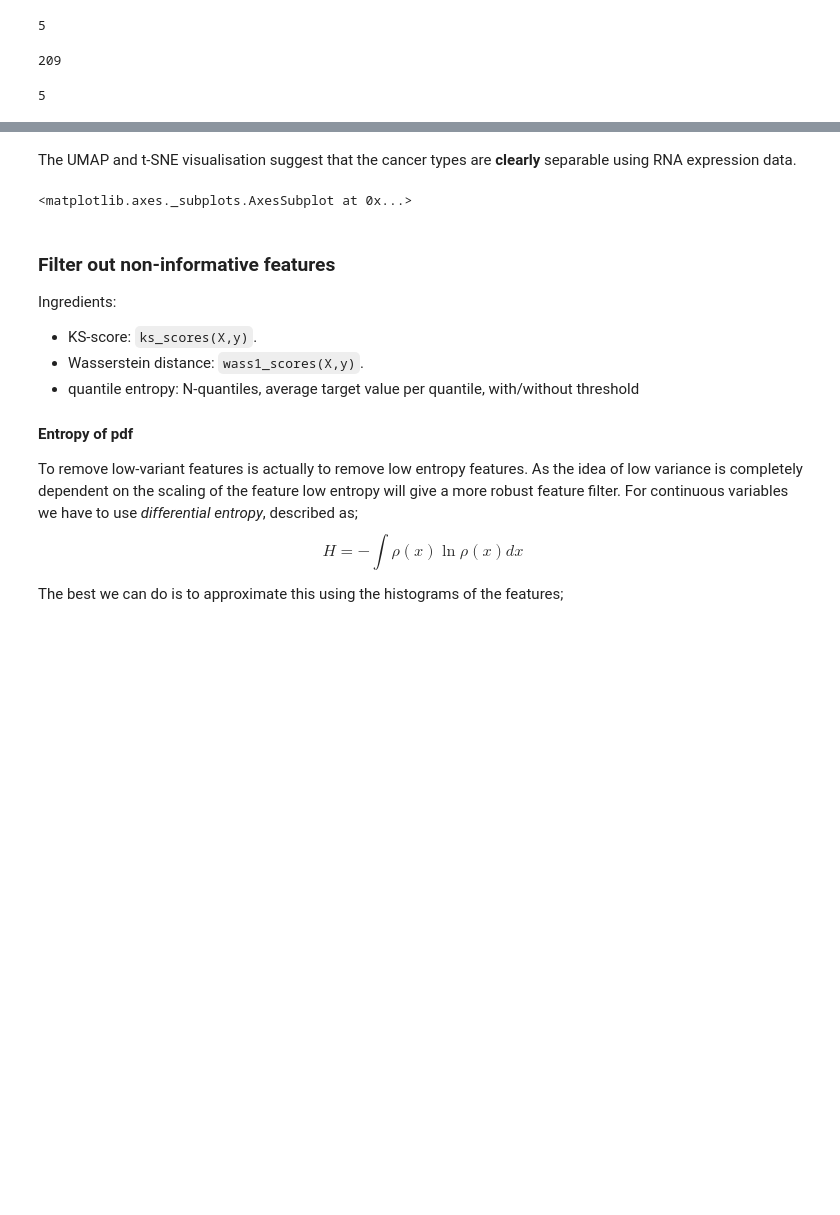
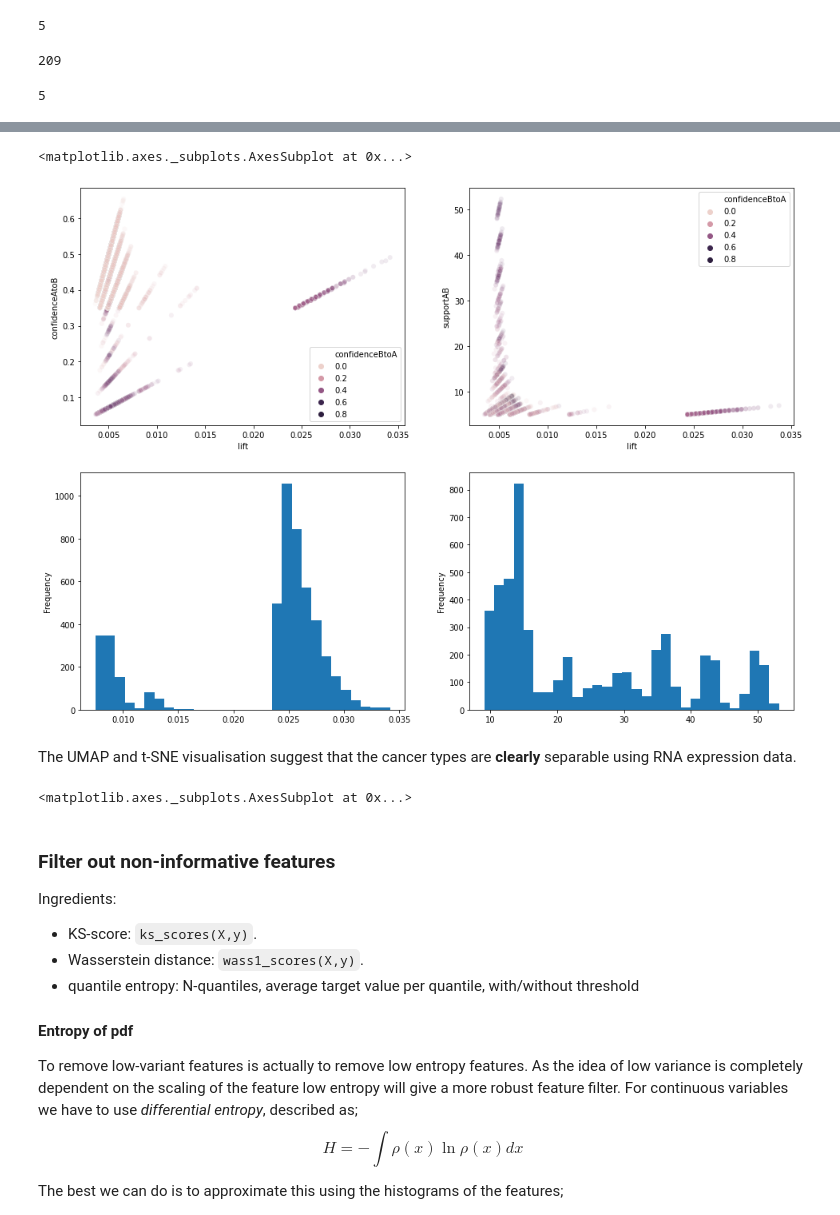
Before and after one commit to bramiozo/RexR, a Jupyter notebook: _hackathon2018/_notebooks/SurvivalDiff_RNA/Diff_CancerType.ipynb, the cells around one changed output, grey strips where cells are left out. Drawn from its saved outputs; the diff is of its cells as text; code cells hidden in the pictures; blank space fills up the shorter version.

```diff
--- a/_hackathon2018/_notebooks/SurvivalDiff_RNA/Diff_CancerType.ipynb
+++ b/_hackathon2018/_notebooks/SurvivalDiff_RNA/Diff_CancerType.ipynb
@@ -370,9 +370,9 @@ gc.collect()
 # 1. replace collinear cliques
 # 2. only keep exemplar features
 # %%
-assoc = hlp.association_ruler(num_bins=7, debug=True)
+assoc = hlp.association_ruler(num_bins=4, debug=True)
 # %%
-assoc_pairs = assoc.association_rules(RNAex, min_support=0.25, pre_ordered=False,
+assoc_pairs = assoc.association_rules(RNAex, min_support=10, pre_ordered=False,
                                       sample_column=None, debug=True)
 gc.collect()
 # %% [output]
@@ -382,3 +388,17 @@ assoc_pairs
+# %%
+fig, ax = plt.subplots(figsize=(16,12), ncols=2, nrows=2)
+sns.scatterplot(data=assoc_pairs.sample(50000), x='lift', y='confidenceAtoB',
+                alpha=0.1, hue='confidenceBtoA', ax=ax[0,0])
+
+sns.scatterplot(data=assoc_pairs.sample(50000), x='lift', y='supportAB',
+                alpha=0.1, hue='confidenceBtoA', ax=ax[0,1])
+
+assoc_pairs.sort_values(by='lift', ascending=False)[:5000].lift.plot.hist(bins=30, ax=ax[1,0])
+
+assoc_pairs.sort_values(by='supportAB', ascending=False)[:5000].supportAB.plot.hist(bins=30, ax=ax[1,1])
+# %% [output]
+<matplotlib.axes._subplots.AxesSubplot at 0x...>
+[figure, added]
 # %%
 # 3 class problem: LA+primary tumor, LSCC+primary tumor, normal tissue
 def make_target(x):
```
Also changed, not shown: parts of 2 cells of this notebook, 1 other file.
